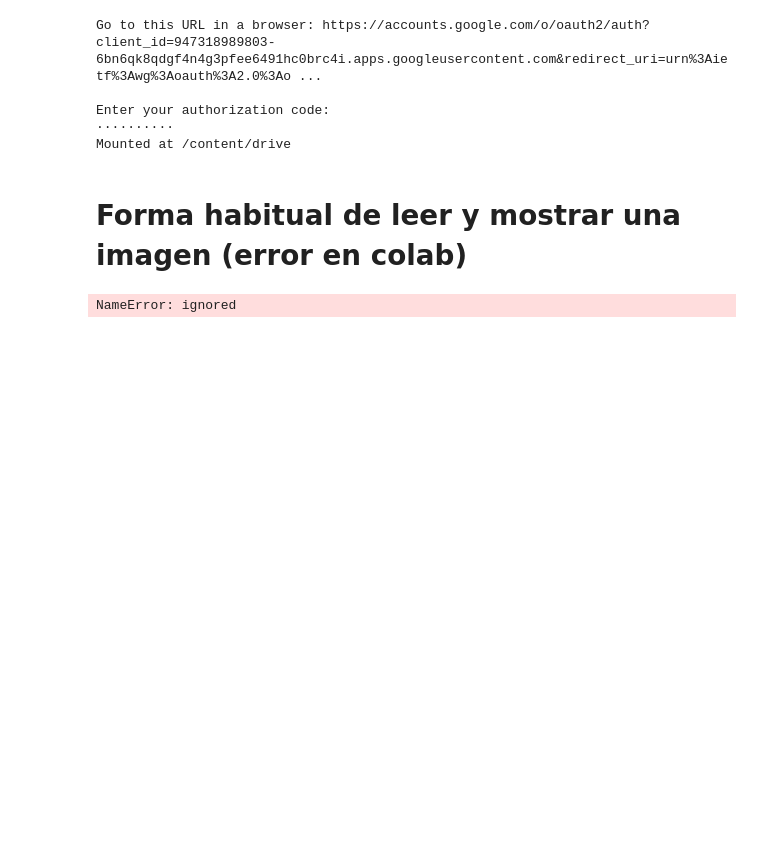
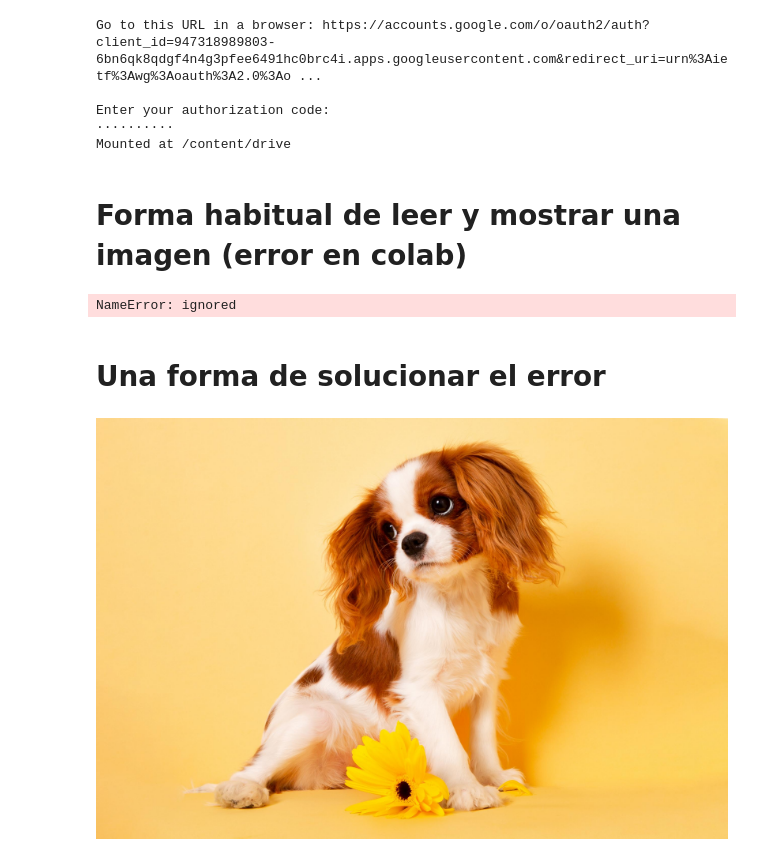
Before and after one commit to isamoreo/ProcesamientoDigitalDeImagenes, a Jupyter notebook: Clase1DIP.ipynb, the cells around one changed output. Saved outputs shown, nothing was run; the diff lists cells and outputs as text; code cells hidden in the pictures; blank space fills up the shorter version.

Commit message:
Mostrando imagen

```diff
--- a/Clase1DIP.ipynb
+++ b/Clase1DIP.ipynb
@@ -30,3 +30,11 @@ cv2.imshow("Image", image)
 cv2.waitKey(0)
 # %% [output]
 NameError: ignored
+# %% [markdown]
+# Una forma de solucionar el **error**
+# %%
+from  google.colab.patches import cv2_imshow
+img = cv2.imread('/content/drive/My Drive/SEMESTRE 7/DIGITAL IMAGE PROCESSING/dogDIP.jpg', cv2.IMREAD_UNCHANGED)
+cv2_imshow(img)
+# %% [output]
+[figure, added]
```
